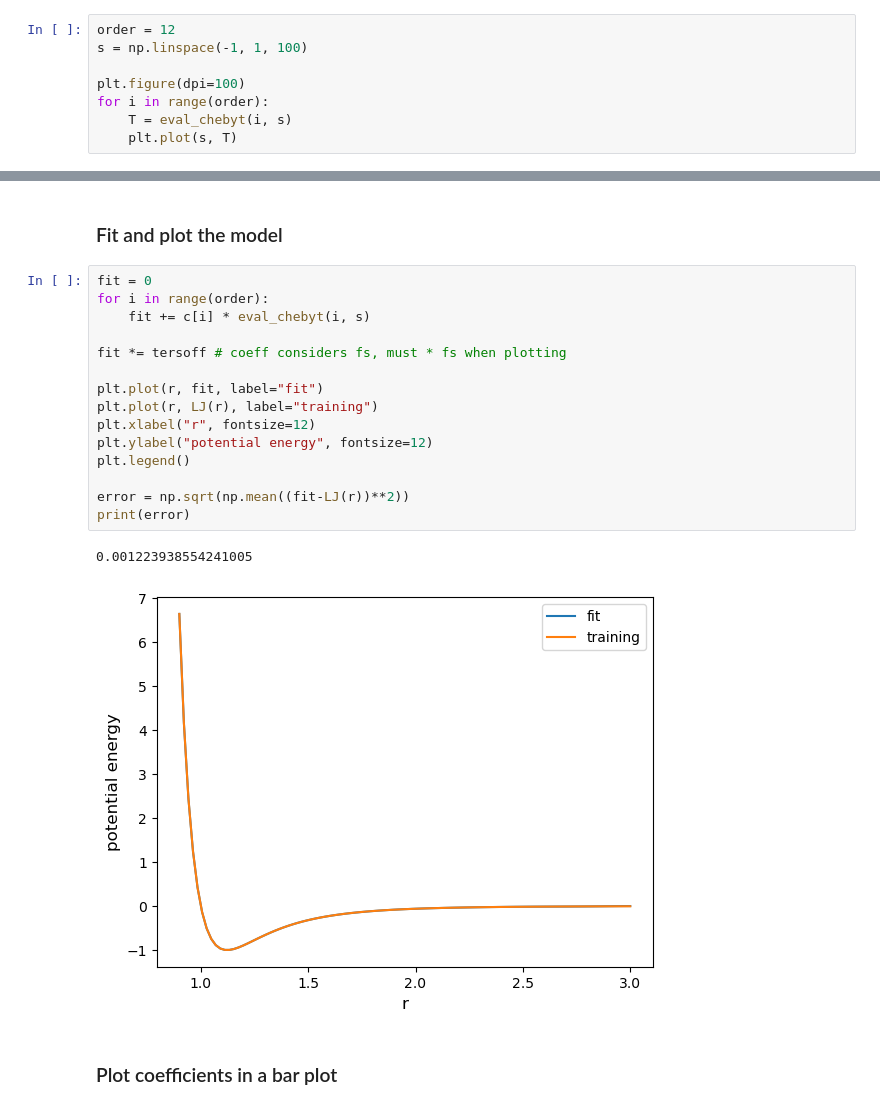
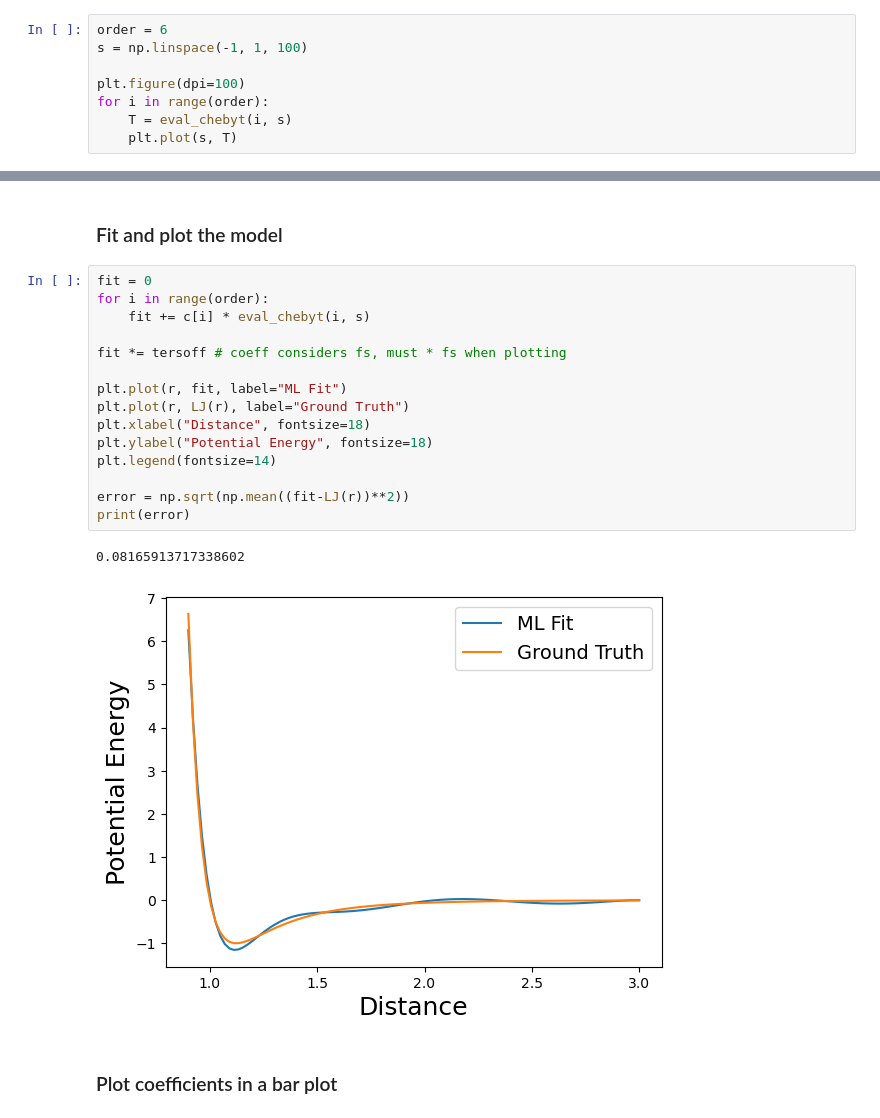
Before and after one commit to laubachb/chimes_CGD-myLLFork, a Jupyter notebook: test_scripts/chimes_SVD.ipynb, the cells around one changed output, grey strips where cells are left out. Saved outputs shown, nothing was run; the diff lists cells and outputs as text.

```diff
--- a/test_scripts/chimes_SVD.ipynb
+++ b/test_scripts/chimes_SVD.ipynb
@@ -29,7 +29,7 @@ def fs(r, r_out, fo=0.75):
 # %% [markdown]
 ### Visualize Chebyshev polynomial
 # %%
-order = 12
+order = 6
 s = np.linspace(-1, 1, 100)
 
 plt.figure(dpi=100)
@@ -191,21 +186,21 @@ array([[ 0.35696394],
 # %%
 fit = 0
 for i in range(order):
     fit += c[i] * eval_chebyt(i, s)
 
 fit *= tersoff # coeff considers fs, must * fs when plotting
 
-plt.plot(r, fit, label="fit")
-plt.plot(r, LJ(r), label="training")
-plt.xlabel("r", fontsize=12)
-plt.ylabel("potential energy", fontsize=12)
-plt.legend()
+plt.plot(r, fit, label="ML Fit")
+plt.plot(r, LJ(r), label="Ground Truth")
+plt.xlabel("Distance", fontsize=18)
+plt.ylabel("Potential Energy", fontsize=18)
+plt.legend(fontsize=14)
 
 error = np.sqrt(np.mean((fit-LJ(r))**2))
 print(error)
 # %% [output]
-0.001223938554241005
+0.08165913717338602
-[figure, old version]
+[figure, new version]
 # %% [markdown]
 ### Plot coefficients in a bar plot
 # %%
```
Also changed, not shown: parts of 15 cells of this notebook.
